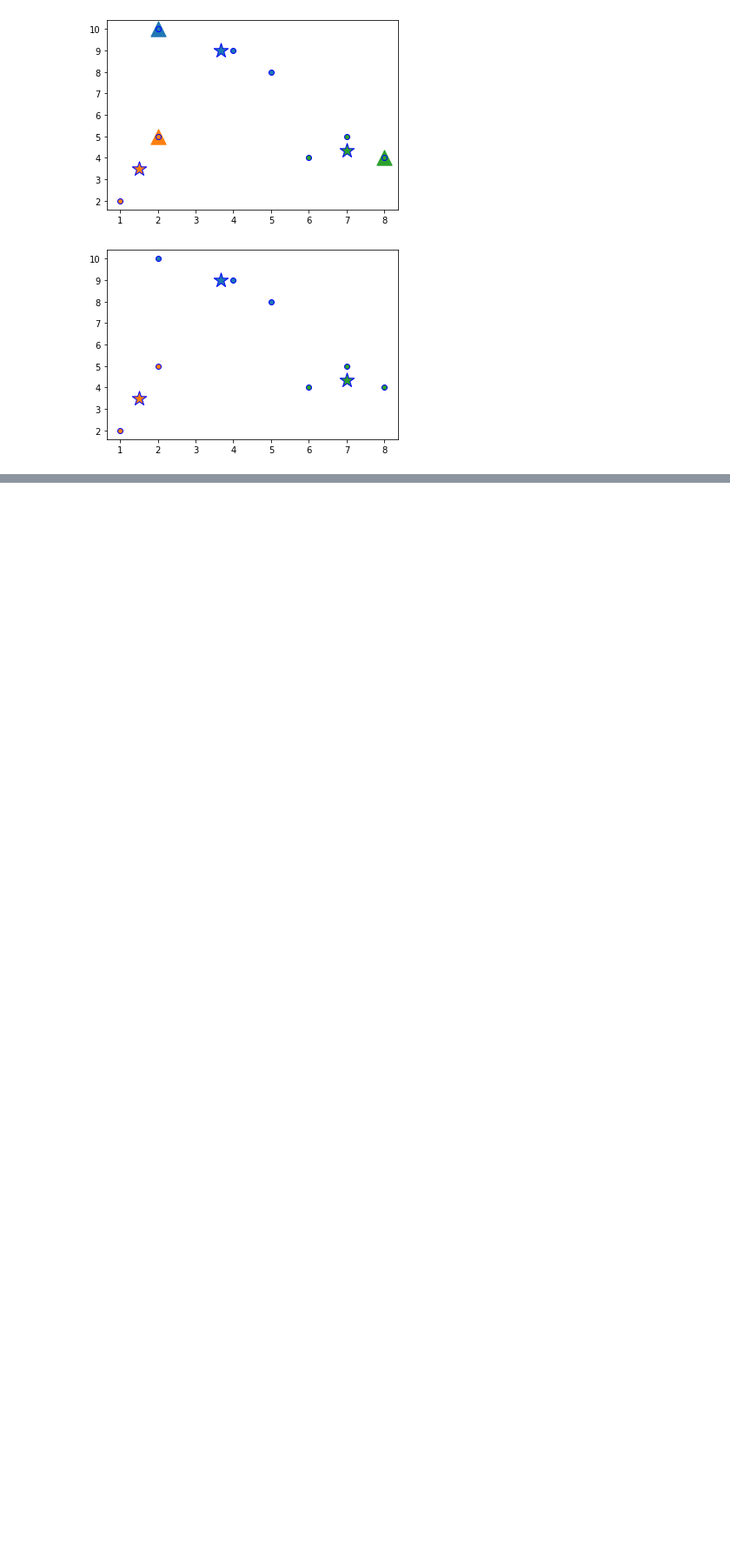
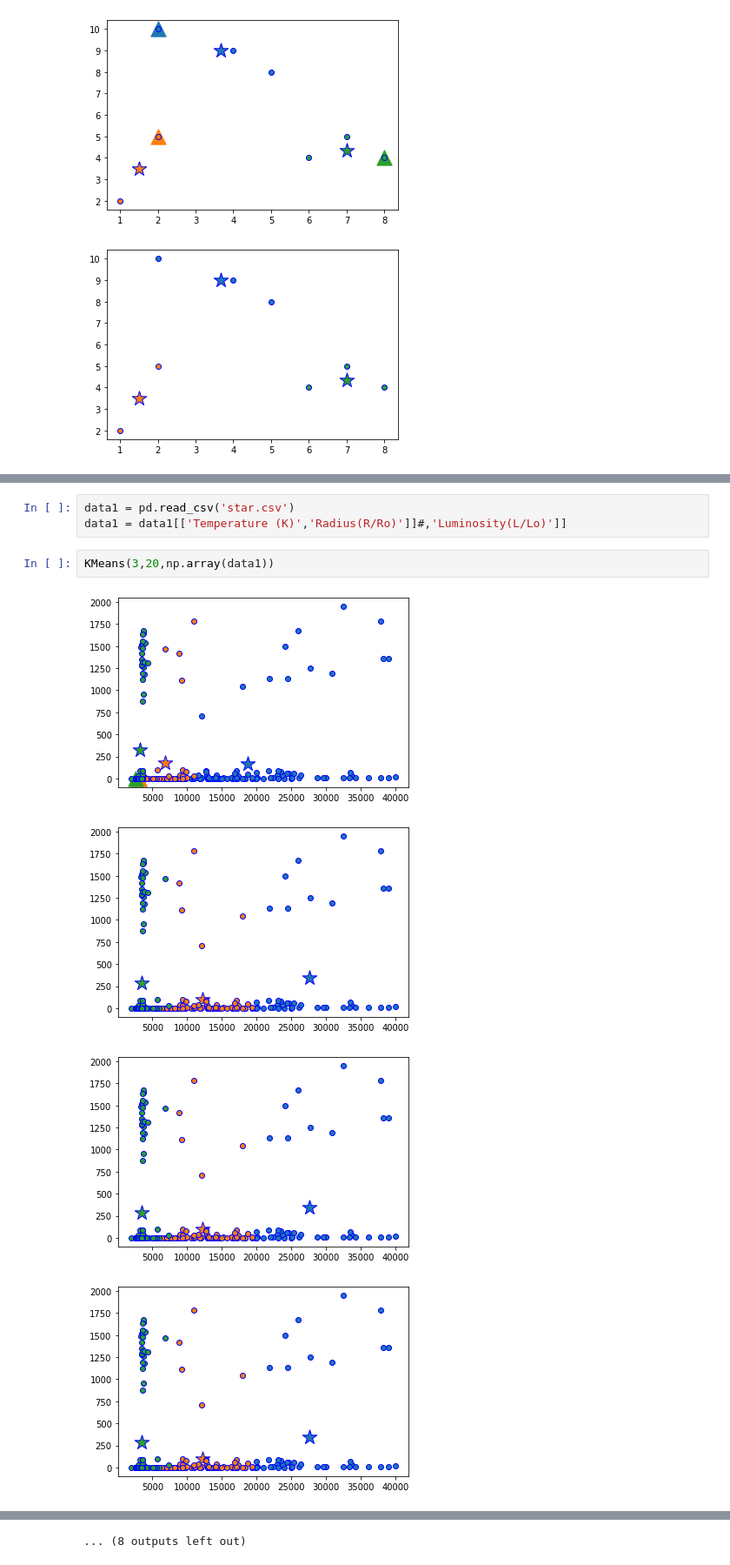
Before and after one commit to Nirav-Madhani/kMeans, a Jupyter notebook: main.ipynb, the cells around one changed output, grey strips where cells are left out. Shown at 87% size. Saved outputs shown, nothing was run; the diff lists cells and outputs as text; blank space fills up the shorter version.

```diff
--- a/main.ipynb
+++ b/main.ipynb
@@ -131,0 +133,10 @@ KMeans(3,2,data)
+# %%
+data1 = pd.read_csv('star.csv')
+data1 = data1[['Temperature (K)','Radius(R/Ro)']]#,'Luminosity(L/Lo)']]
+# %%
+KMeans(3,20,np.array(data1))
+# %% [output]
+[figure, added]
+[figure, added]
+[figure, added]
+[figure, added]
@@ -131,0 +151 @@ KMeans(3,2,data)
+... (8 outputs left out)
```
Also changed, not shown: parts of 4 cells of this notebook.
